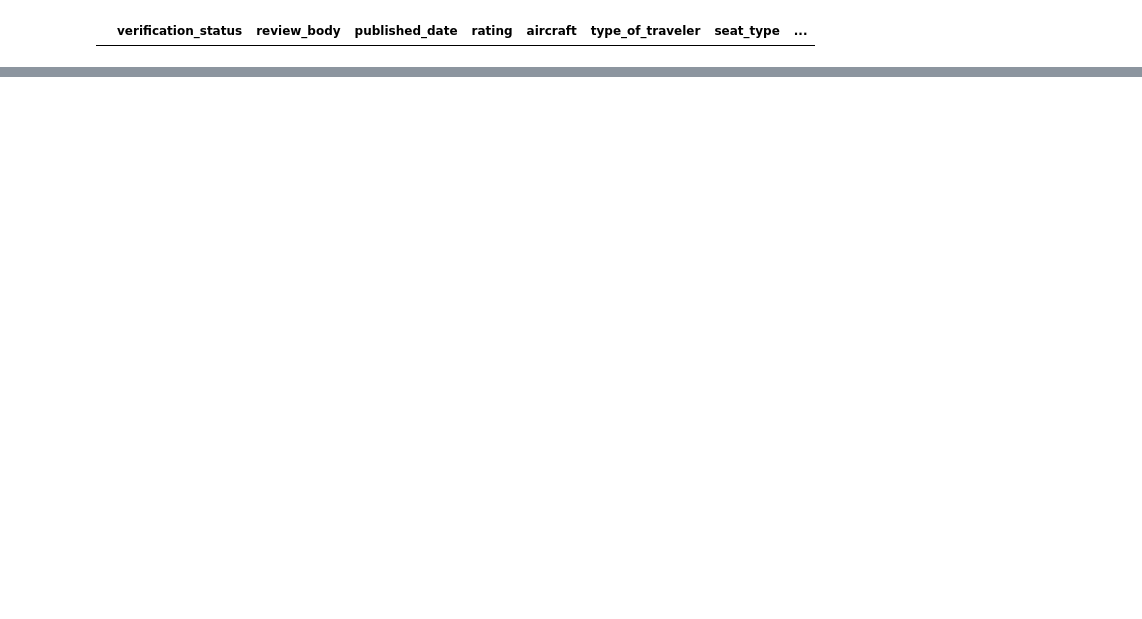
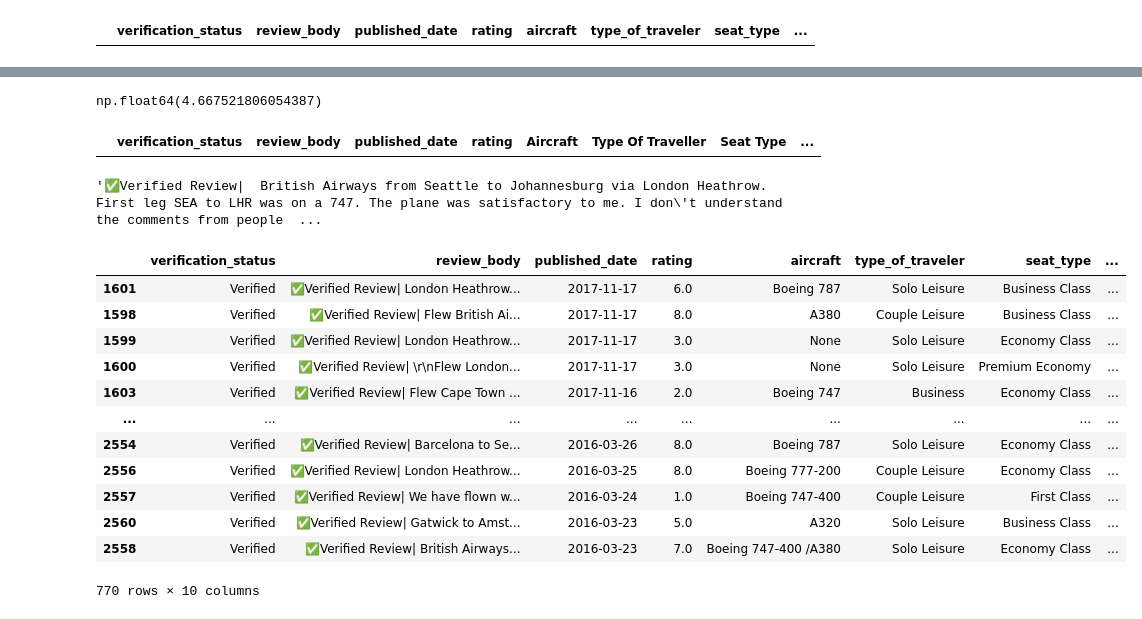
Before and after one commit to ryslipe/british_airlines, a Jupyter notebook: notebooks/01_load_and_validate_raw_data.ipynb, the cells around one changed output, grey strips where cells are left out. Cells and saved outputs as stored; diff of their text form; code cells hidden in the pictures; blank space fills up the shorter version.

```diff
--- a/notebooks/01_load_and_validate_raw_data.ipynb
+++ b/notebooks/01_load_and_validate_raw_data.ipynb
@@ -303,0 +342,29 @@ AttributeError: 'NoneType' object has no attribute 'split'
+# %%
+(reviews_df['rating']).mean()
+# %% [output]
+np.float64(4.667521806054387)
+# %%
+reviews_df[reviews_df['verification_status'] == 'Verified Review']
+# %% [output]
+|  | verification_status | review_body | published_date | rating | Aircraft | Type Of Traveller | Seat Type | ... |
+# %%
+reviews_df['review_body'][2558]
+# %% [output]
+'✅Verified Review|  British Airways from Seattle to Johannesburg via London Heathrow. First leg SEA to LHR was on a 747. The plane was satisfactory to me. I don\'t understand the comments from people  ...
+# %%
+verified_reviews_df = reviews_df[reviews_df['review_body'].str.startswith("✅Verified Review|", na=False)]
+verified_reviews_df
+# %% [output]
+|  | verification_status | review_body | published_date | rating | aircraft | type_of_traveler | seat_type | ... |
+| 1601 | Verified | ✅Verified Review| London Heathrow... | 2017-11-17 | 6.0 | Boeing 787 | Solo Leisure | Business Class | ... |
+| 1598 | Verified | ✅Verified Review| Flew British Ai... | 2017-11-17 | 8.0 | A380 | Couple Leisure | Business Class | ... |
+| 1599 | Verified | ✅Verified Review| London Heathrow... | 2017-11-17 | 3.0 | None | Solo Leisure | Economy Class | ... |
+| 1600 | Verified | ✅Verified Review| \r\nFlew London... | 2017-11-17 | 3.0 | None | Solo Leisure | Premium Economy | ... |
+| 1603 | Verified | ✅Verified Review| Flew Cape Town ... | 2017-11-16 | 2.0 | Boeing 747 | Business | Economy Class | ... |
+| ... | ... | ... | ... | ... | ... | ... | ... | ... |
+| 2554 | Verified | ✅Verified Review| Barcelona to Se... | 2016-03-26 | 8.0 | Boeing 787 | Solo Leisure | Economy Class | ... |
+| 2556 | Verified | ✅Verified Review| London Heathrow... | 2016-03-25 | 8.0 | Boeing 777-200 | Couple Leisure | Economy Class | ... |
+| 2557 | Verified | ✅Verified Review| We have flown w... | 2016-03-24 | 1.0 | Boeing 747-400 | Couple Leisure | First Class | ... |
+| 2560 | Verified | ✅Verified Review| Gatwick to Amst... | 2016-03-23 | 5.0 | A320 | Solo Leisure | Business Class | ... |
+| 2558 | Verified | ✅Verified Review| British Airways... | 2016-03-23 | 7.0 | Boeing 747-400 /A380 | Solo Leisure | Economy Class | ... |
+770 rows × 10 columns
```
Also changed, not shown: parts of 20 cells of this notebook.
